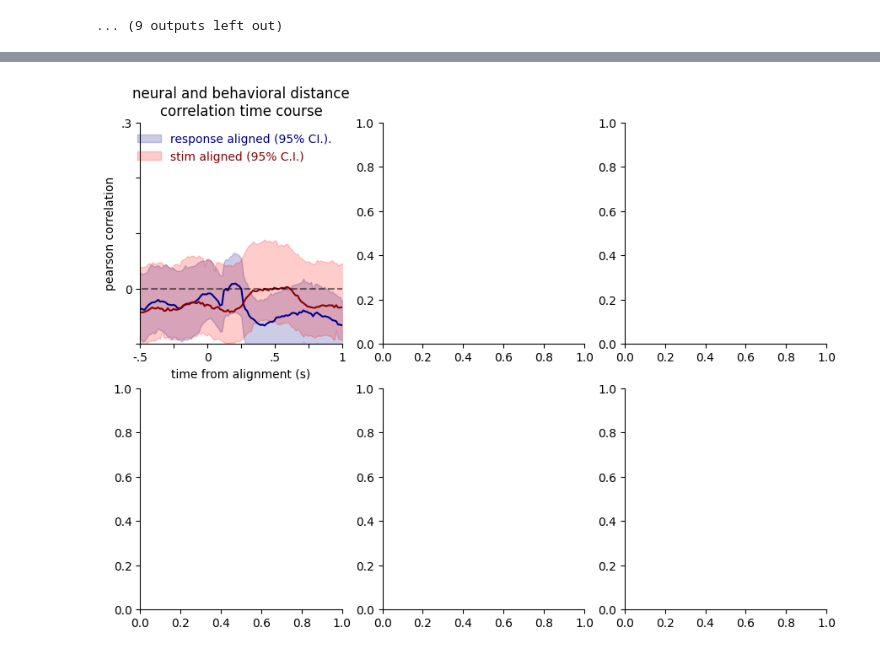
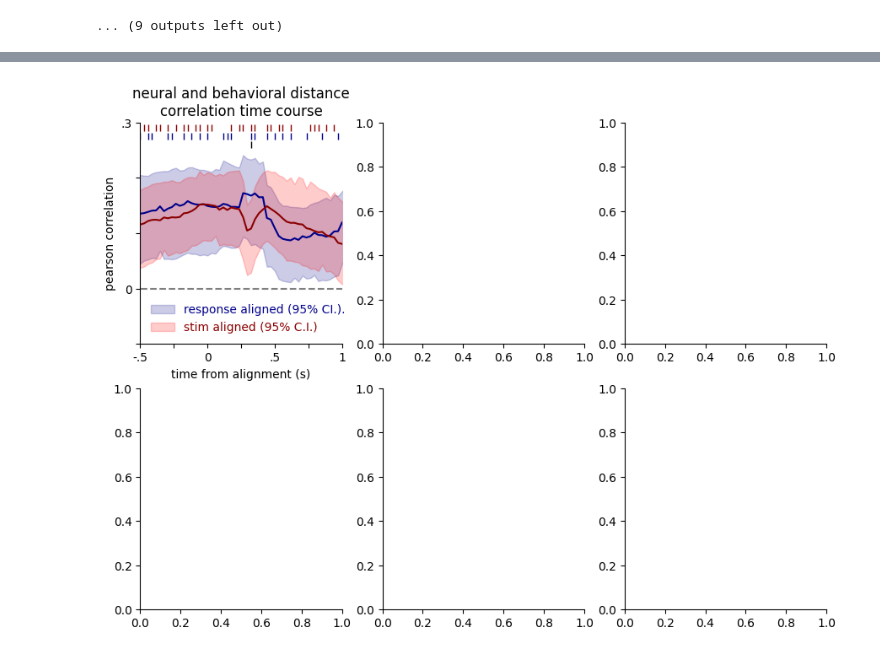
Before and after one commit to brunaafl/ShapeMetrics, a Jupyter notebook: ibl_analyses/notebooks/time_resolved_correlation.ipynb, the cells around one changed output, grey strips where cells are left out. Cells and saved outputs as stored; diff of their text form; code cells hidden in the pictures.

```diff
--- a/ibl_analyses/notebooks/time_resolved_correlation.ipynb
+++ b/ibl_analyses/notebooks/time_resolved_correlation.ipynb
@@ -177,16 +253,21 @@ all_corrs_resp.shape
 # %%
-# load data
+# load data - stimulus aligned
 
-with open("prep_data/folds_index_response.pkl","rb") as f:
+with open("prep_data/DG/folds_index_stim.pkl","rb") as f:
     index = pickle.load(f)
 
-all_corrs_resp = []
+all_corrs_stim = []
+i=0
 for fold_path in tqdm.tqdm(index['files']):
+    #if i==2: break
+    #i+=1
+
     with gzip.open(f"{fold_path}", "rb") as g:
         fold = pickle.load(g)
 
-        all_corrs = process_and_correlate_fold(fold)
-        all_corrs_resp.append(all_corrs)
+        all_corrs = process_and_correlate_fold(fold, w=12, s=2)
+        all_corrs_stim.append(all_corrs)
 
-all_corrs_resp = np.array(all_corrs_resp)
+#all_corrs_stim = get_corr_time(train_data_folds,test_data_folds,n_folds=25)
+all_corrs_stim = np.array(all_corrs_stim)
 # %% [output]
@@ -225,20 +300,0 @@ all_corrs_resp = np.array(all_corrs_resp)
-# %%
-# load data
-
-with open("prep_data/folds_index_stim_DG.pkl","rb") as f:
-    index = pickle.load(f)
-
-all_corrs_stim = []
-i=0
-for fold_path in tqdm.tqdm(index['files']):
-    #if i==2: break
-    #i+=1
-
-    with gzip.open(f"{fold_path}", "rb") as g:
-        fold = pickle.load(g)
-
-        all_corrs = process_and_correlate_fold(fold)
-        all_corrs_stim.append(all_corrs)
-
-#all_corrs_stim = get_corr_time(train_data_folds,test_data_folds,n_folds=25)
-all_corrs_stim = np.array(all_corrs_stim)
@@ -406,9 +419,9 @@ all_corrs_stim_mean= np.array([np.array(x) for x in all_corrs_stim if len(x)==14
 # %%
 from matplotlib import pyplot as plt
 
-sig_stim = (1-np.mean(all_corrs_stim>0,0))*2 <0.05
-sig_resp = (1-np.mean(all_corrs_resp>0,0))*2 <0.05
-sig_stim_resp = (1-np.mean(all_corrs_stim<np.mean(all_corrs_resp,0),0))*2 <0.05
+sig_stim = (1-np.nanmean(all_corrs_stim>0,0))*2 <0.05
+sig_resp = (1-np.nanmean(all_corrs_resp>0,0))*2 <0.05
+sig_stim_resp = (1-np.nanmean(all_corrs_stim<np.nanmean(all_corrs_resp,0),0))*2 <0.05
 
 fig, axes = plt.subplots(nrows=2, ncols=3, figsize=(7*1.5,5*1.5))
 axes = axes.flatten()
@@ -422,32 +435,32 @@ axes[0].plot(x_time,np.nanmean(all_corrs_resp,0),color="darkblue")
 axes[0].fill_between(x_time,[np.nanpercentile(a,2.5) for a in all_corrs_resp.T],[np.nanpercentile(a,97.5) for a in all_corrs_resp.T],color='darkblue',alpha=0.2,label='response aligned (95% CI.).')
 
 
 axes[0].plot(x_time,np.nanmean(all_corrs_stim,0),color="darkred")
 axes[0].fill_between(x_time,[np.nanpercentile(a,2.5) for a in all_corrs_stim.T],[np.nanpercentile(a,97.5) for a in all_corrs_stim.T],color='r',alpha=0.2,label='stim aligned (95% C.I.)')
 
 axes[0].plot(x_time[sig_stim],np.ones_like(x_time[sig_stim])*0.29,'|',color='darkred')
 axes[0].plot(x_time[sig_resp],np.ones_like(x_time[sig_resp])*0.275,'|',color='darkblue')
 axes[0].plot(x_time[sig_stim_resp],np.ones_like(x_time[sig_stim_resp])*0.26,'|',color='k')
 
 axes[0].plot(x_time,np.zeros_like(x_time),'--',color='k',alpha=0.5)
 axes[0].set_xlabel('time from alignment (s)')
 axes[0].set_ylabel('pearson correlation')
 axes[0].set_title('neural and behavioral distance\ncorrelation time course')
 axes[0].legend()
 axes[0].set_xlim(-0.5,1)
 axes[0].set_ylim(-0.1,0.3)
 axes[0].set_yticks([-0.1,0,0.1,0.2,0.3],['',0,'','','.3'])
 axes[0].set_xticks([-0.5,-0.25,0,0.25,0.5,0.75,1],['-.5','','0','','.5','','1'])
 axes[0].legend(frameon=False)
 # change font color of legend
 leg = axes[0].get_legend()
 ltext  = leg.get_texts()
 
 plt.setp(ltext[1], color='darkred')
 plt.setp(ltext[0], color='darkblue')
 sns.despine()
 #fig.tight_layout()
 
-#plt.savefig('../results/neural_behavioral_correlation_time_course.svg',dpi=300)
+plt.savefig('../results/neural_behavioral_correlation_time_DG.svg',dpi=300)
 # %% [output]
-[figure, old version]
+[figure, new version]
```
Also changed, not shown: parts of 15 cells of this notebook, 19 other files.
